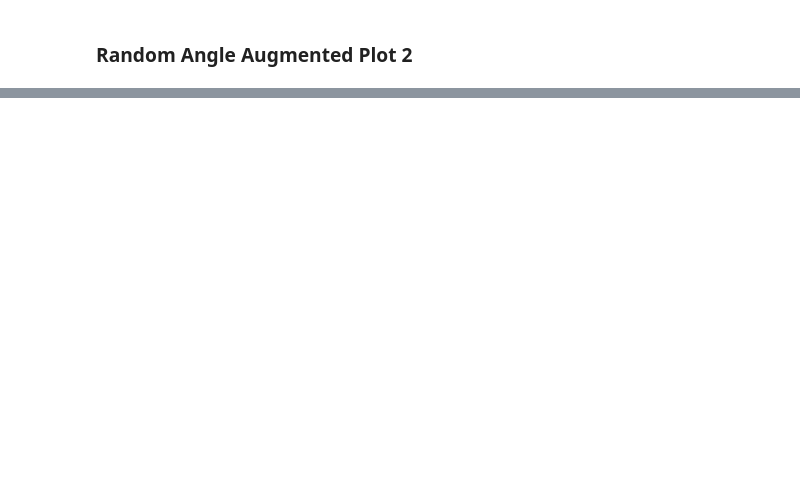
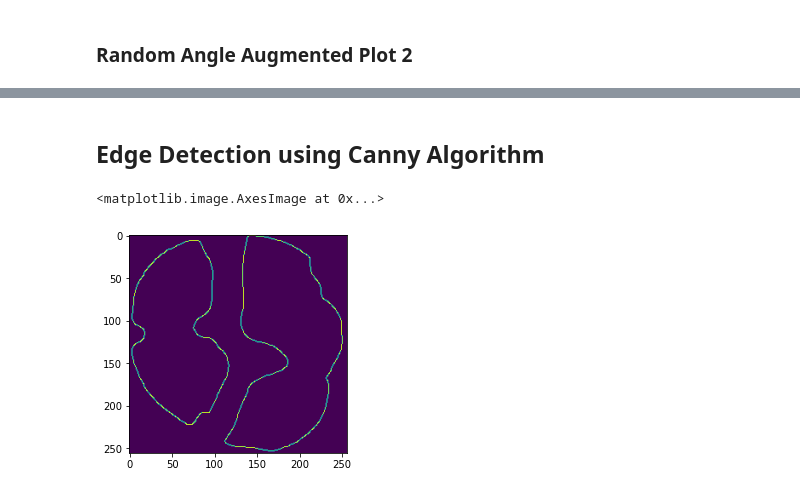
Before and after one commit to Awsaf780/STL-Processing, a Jupyter notebook: 04 - Augmentation (storage efficient) and Gaussian Blur.ipynb, the cells around one changed output, grey strips where cells are left out. Saved outputs shown, nothing was run; the diff lists cells and outputs as text; code cells hidden in the pictures; blank space fills up the shorter version.

```diff
--- a/04 - Augmentation (storage efficient) and Gaussian Blur.ipynb
+++ b/04 - Augmentation (storage efficient) and Gaussian Blur.ipynb
@@ -154,0 +177,8 @@ Angle Rotated:  -5
+# %% [markdown]
+## Edge Detection using Canny Algorithm
+# %%
+edges = cv2.Canny((src*255).astype('uint8'), 100, 200)
+plt.imshow(edges)
+# %% [output]
+<matplotlib.image.AxesImage at 0x...>
+[figure, added]
```
Also changed, not shown: parts of 19 cells of this notebook.
